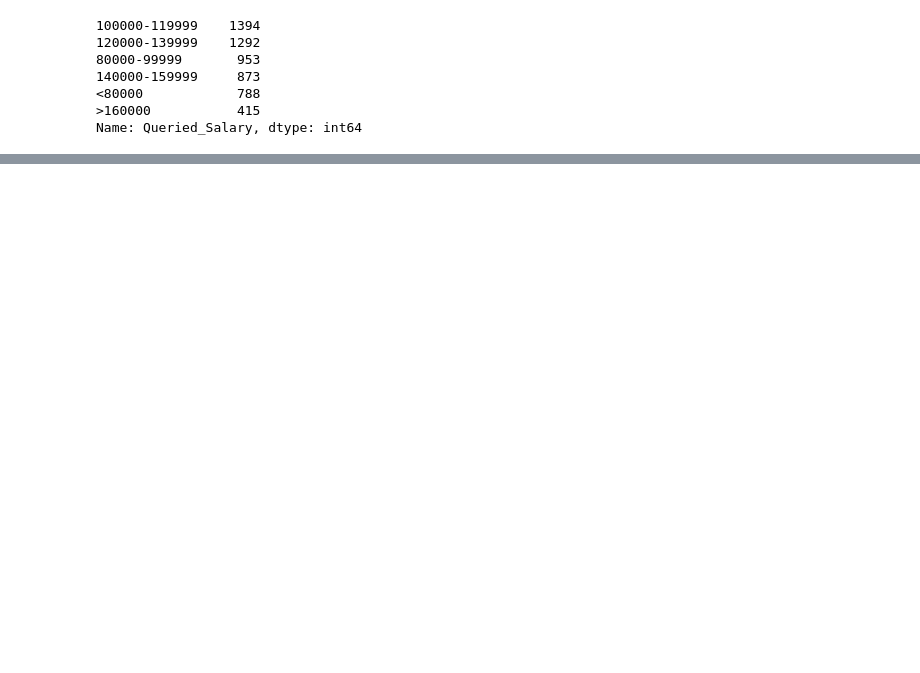
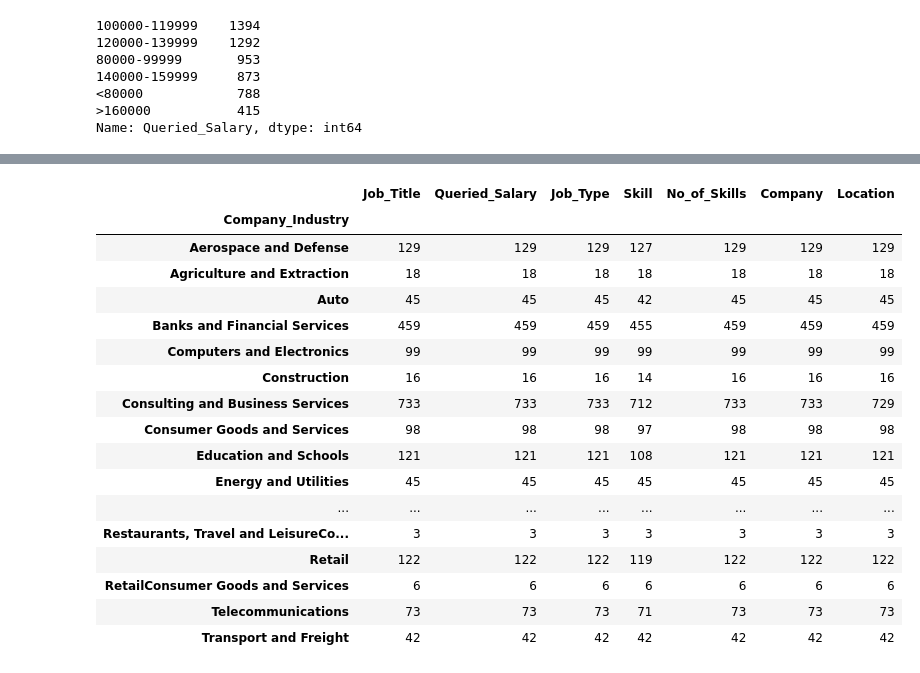
Before and after one commit to wcopeland118/Analysis-of-Data-Job-Salaries, a Jupyter notebook: Will/Data Exploration.ipynb, the cells around one changed output, grey strips where cells are left out. Cells and saved outputs as stored; diff of their text form; code cells hidden in the pictures; blank space fills up the shorter version.

```diff
--- a/Will/Data Exploration.ipynb
+++ b/Will/Data Exploration.ipynb
@@ -150,0 +218,21 @@ plt.savefig(f"Bar Graphs/{var2} vs {var1} Bar Graph.png")
+# %%
+df_main.groupby(["Company_Industry"]).count()
+# %% [output]
+|  | Job_Title | Queried_Salary | Job_Type | Skill | No_of_Skills | Company | Location |
+| Company_Industry |  |  |  |  |  |  |  |
+| Aerospace and Defense | 129 | 129 | 129 | 127 | 129 | 129 | 129 |
+| Agriculture and Extraction | 18 | 18 | 18 | 18 | 18 | 18 | 18 |
+| Auto | 45 | 45 | 45 | 42 | 45 | 45 | 45 |
+| Banks and Financial Services | 459 | 459 | 459 | 455 | 459 | 459 | 459 |
+| Computers and Electronics | 99 | 99 | 99 | 99 | 99 | 99 | 99 |
+| Construction | 16 | 16 | 16 | 14 | 16 | 16 | 16 |
+| Consulting and Business Services | 733 | 733 | 733 | 712 | 733 | 733 | 729 |
+| Consumer Goods and Services | 98 | 98 | 98 | 97 | 98 | 98 | 98 |
+| Education and Schools | 121 | 121 | 121 | 108 | 121 | 121 | 121 |
+| Energy and Utilities | 45 | 45 | 45 | 45 | 45 | 45 | 45 |
+| ... | ... | ... | ... | ... | ... | ... | ... |
+| Restaurants, Travel and LeisureCo... | 3 | 3 | 3 | 3 | 3 | 3 | 3 |
+| Retail | 122 | 122 | 122 | 119 | 122 | 122 | 122 |
+| RetailConsumer Goods and Services | 6 | 6 | 6 | 6 | 6 | 6 | 6 |
+| Telecommunications | 73 | 73 | 73 | 71 | 73 | 73 | 73 |
+| Transport and Freight | 42 | 42 | 42 | 42 | 42 | 42 | 42 |
```
Also changed, not shown: parts of 23 cells of this notebook, 6 other files.
